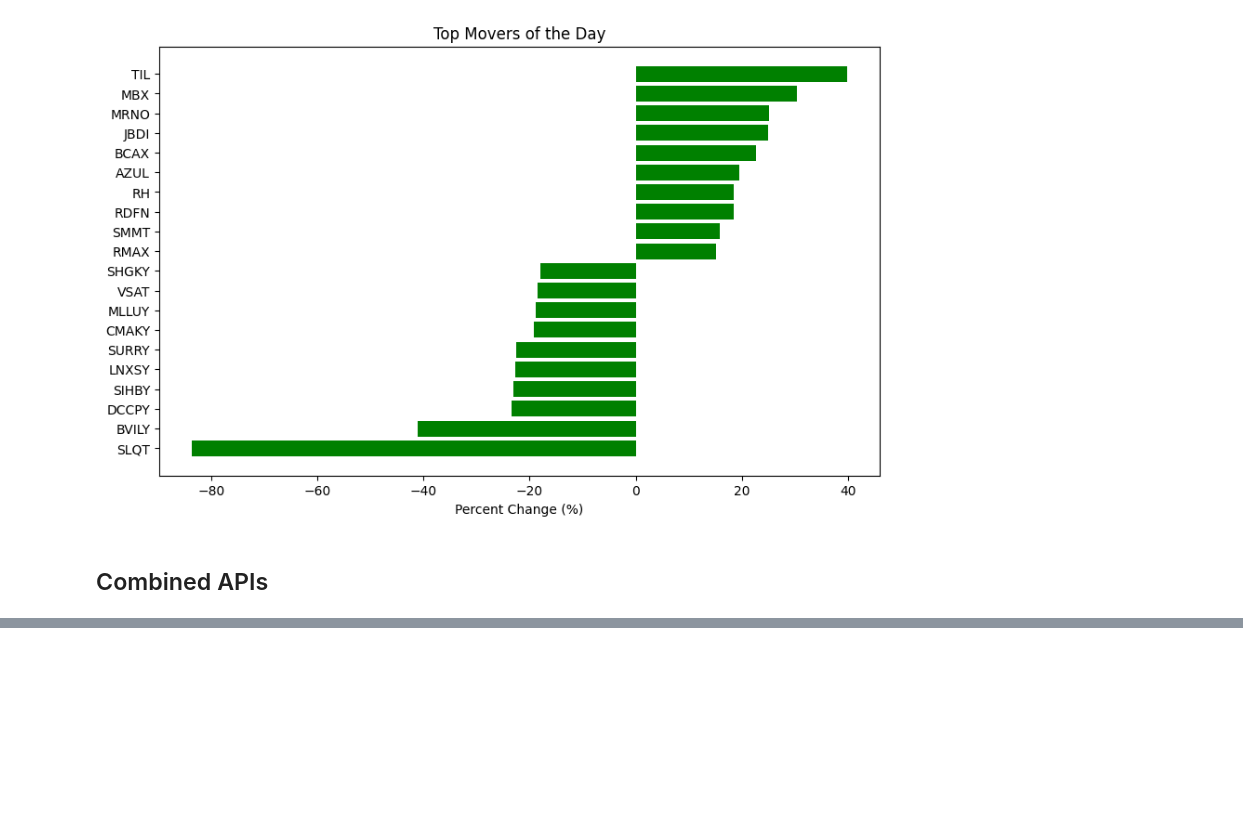
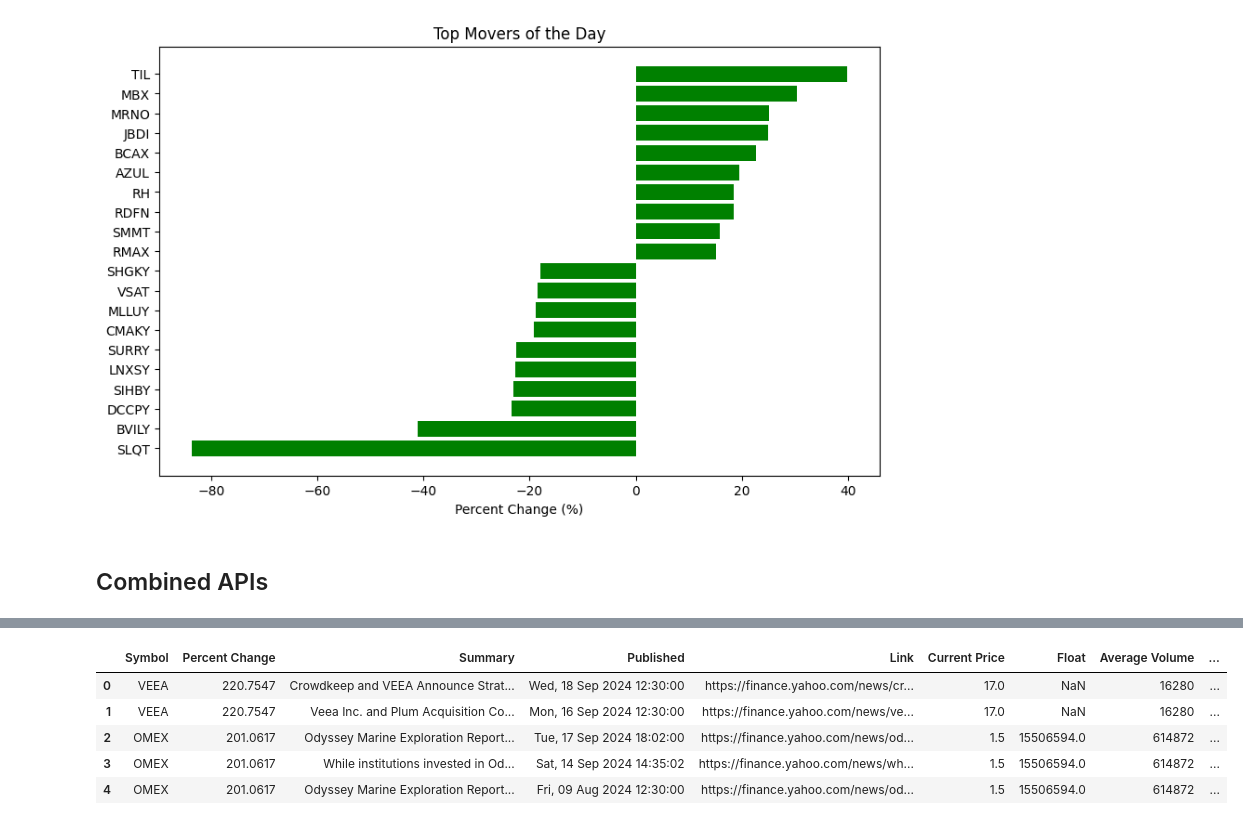
Before and after one commit to CalebCurranVelasco/Stock-Dashboard, a Jupyter notebook: APIs.ipynb, the cells around one changed output, grey strips where cells are left out. Saved outputs shown, nothing was run; the diff lists cells and outputs as text; code cells hidden in the pictures; blank space fills up the shorter version.

```diff
--- a/APIs.ipynb
+++ b/APIs.ipynb
@@ -26,0 +45,28 @@ pip install yahoo_fin
+# %%
+import yfinance as yf
+
+# Define the stock symbol (replace 'AAPL' with any stock symbol)
+stock_symbol = 'AAPL'
+
+# Fetch the stock data
+stock = yf.Ticker(stock_symbol)
+
+# Get the current day's data (it includes the volume and price data)
+stock_data = stock.history(period='1d')
+
+# Fetch the current volume
+current_volume = stock_data['Volume'][0]
+
+# Fetch the current price
+current_price = stock_data['Close'][0]
+
+# Fetch the average volume and float from the stock's info
+stock_info = stock.info
+average_volume = stock_info.get('averageVolume')
+float_shares = stock_info.get('floatShares')
+
+# Output the current price, current volume, average volume, and float
+print(f"Current Price for {stock_symbol}: {current_price}")
+print(f"Current Volume for {stock_symbol}: {current_volume}")
+print(f"Average Volume for {stock_symbol}: {average_volume}")
+print(f"Float (Shares available for trading) for {stock_symbol}: {float_shares}")
@@ -27,7 +78,7 @@ pip install yahoo_fin
 # %%
 import yahoo_fin.stock_info as si
 from yahoo_fin import news
-news = news.get_yf_rss("ntgr")
+news = news.get_yf_rss("SGLY")
 print(news[0])
 
 title_padding = 55
@@ -151,0 +312,11 @@ data_df = pd.DataFrame(data_list)
+# %%
+big_data1 = get_news_data_from_json('gainers.json')
+# %%
+big_data1.head()
+# %% [output]
+|  | Symbol | Percent Change | Summary | Published | Link | Current Price | Float | Average Volume | ... |
+| 0 | VEEA | 220.7547 | Crowdkeep and VEEA Announce Strat... | Wed, 18 Sep 2024 12:30:00 | https://finance.yahoo.com/news/cr... | 17.0 | NaN | 16280 | ... |
+| 1 | VEEA | 220.7547 | Veea Inc. and Plum Acquisition Co... | Mon, 16 Sep 2024 12:30:00 | https://finance.yahoo.com/news/ve... | 17.0 | NaN | 16280 | ... |
+| 2 | OMEX | 201.0617 | Odyssey Marine Exploration Report... | Tue, 17 Sep 2024 18:02:00 | https://finance.yahoo.com/news/od... | 1.5 | 15506594.0 | 614872 | ... |
+| 3 | OMEX | 201.0617 | While institutions invested in Od... | Sat, 14 Sep 2024 14:35:02 | https://finance.yahoo.com/news/wh... | 1.5 | 15506594.0 | 614872 | ... |
+| 4 | OMEX | 201.0617 | Odyssey Marine Exploration Report... | Fri, 09 Aug 2024 12:30:00 | https://finance.yahoo.com/news/od... | 1.5 | 15506594.0 | 614872 | ... |
```
Also changed, not shown: parts of 11 cells of this notebook, 5 other files.
